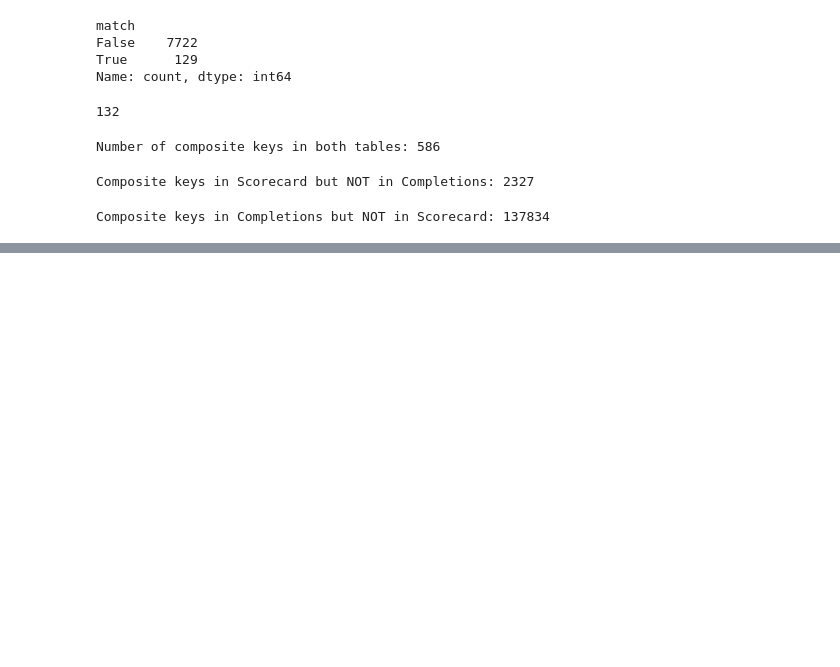
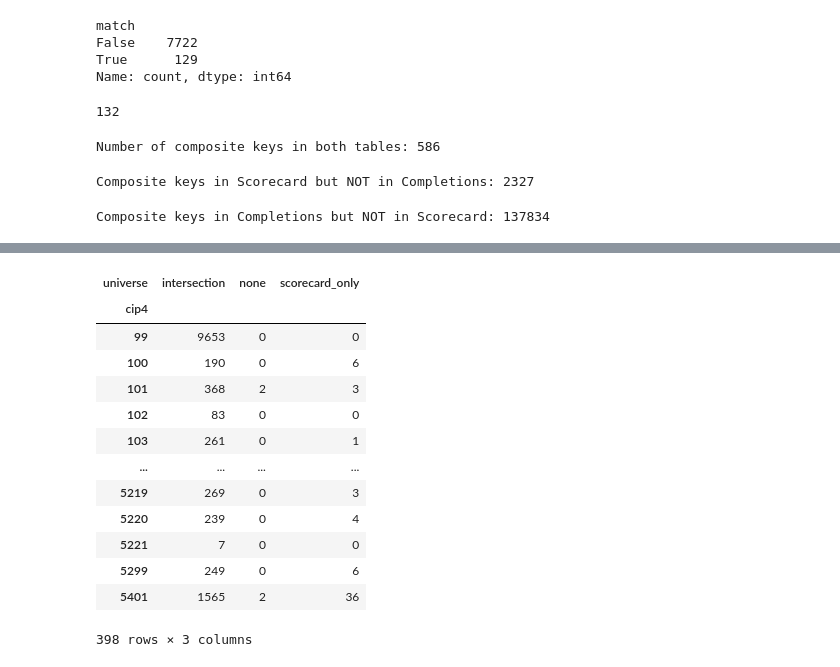
Before and after one commit to DSVaughan266/capstone_da16_python, a Jupyter notebook: notebooks/composite_key.ipynb, the cells around one changed output, grey strips where cells are left out. Saved outputs shown, nothing was run; the diff lists cells and outputs as text; code cells hidden in the pictures; blank space fills up the shorter version.

```diff
--- a/notebooks/composite_key.ipynb
+++ b/notebooks/composite_key.ipynb
@@ -101,0 +188,19 @@ Composite keys in Completions but NOT in Scorecard: 137834
+# %%
+# Three approach breakdown
+program_cross['universe'] = np.select(
+    [
+        (program_cross['in_scorecard'] != True) & (program_cross['in_completions'] == True),
+        (program_cross['in_scorecard'] == True) & (program_cross['in_completions'] != True),
+        (program_cross['in_scorecard'] != True) & (program_cross['in_completions'] == True)
+    ],
+    [
+        'intersection',
+        'scorecard_only',
+        'completions_only'
+    ],
+    default='none'
+)
+
+program_cross['universe'].value_counts()
+
+# Intersection are valid rows for ROI analysis
@@ -101,0 +222,18 @@ Composite keys in Completions but NOT in Scorecard: 137834
+# %%
+# Cip4 breakdown
+program_cross.groupby(['cip4', 'universe']).size().unstack(fill_value=0)
+# %% [output]
+| universe | intersection | none | scorecard_only |
+| cip4 |  |  |  |
+| 99 | 9653 | 0 | 0 |
+| 100 | 190 | 0 | 6 |
+| 101 | 368 | 2 | 3 |
+| 102 | 83 | 0 | 0 |
+| 103 | 261 | 0 | 1 |
+| ... | ... | ... | ... |
+| 5219 | 269 | 0 | 3 |
+| 5220 | 239 | 0 | 4 |
+| 5221 | 7 | 0 | 0 |
+| 5299 | 249 | 0 | 6 |
+| 5401 | 1565 | 2 | 36 |
+398 rows × 3 columns
```
Also changed, not shown: parts of 19 cells of this notebook, 6 other files.
